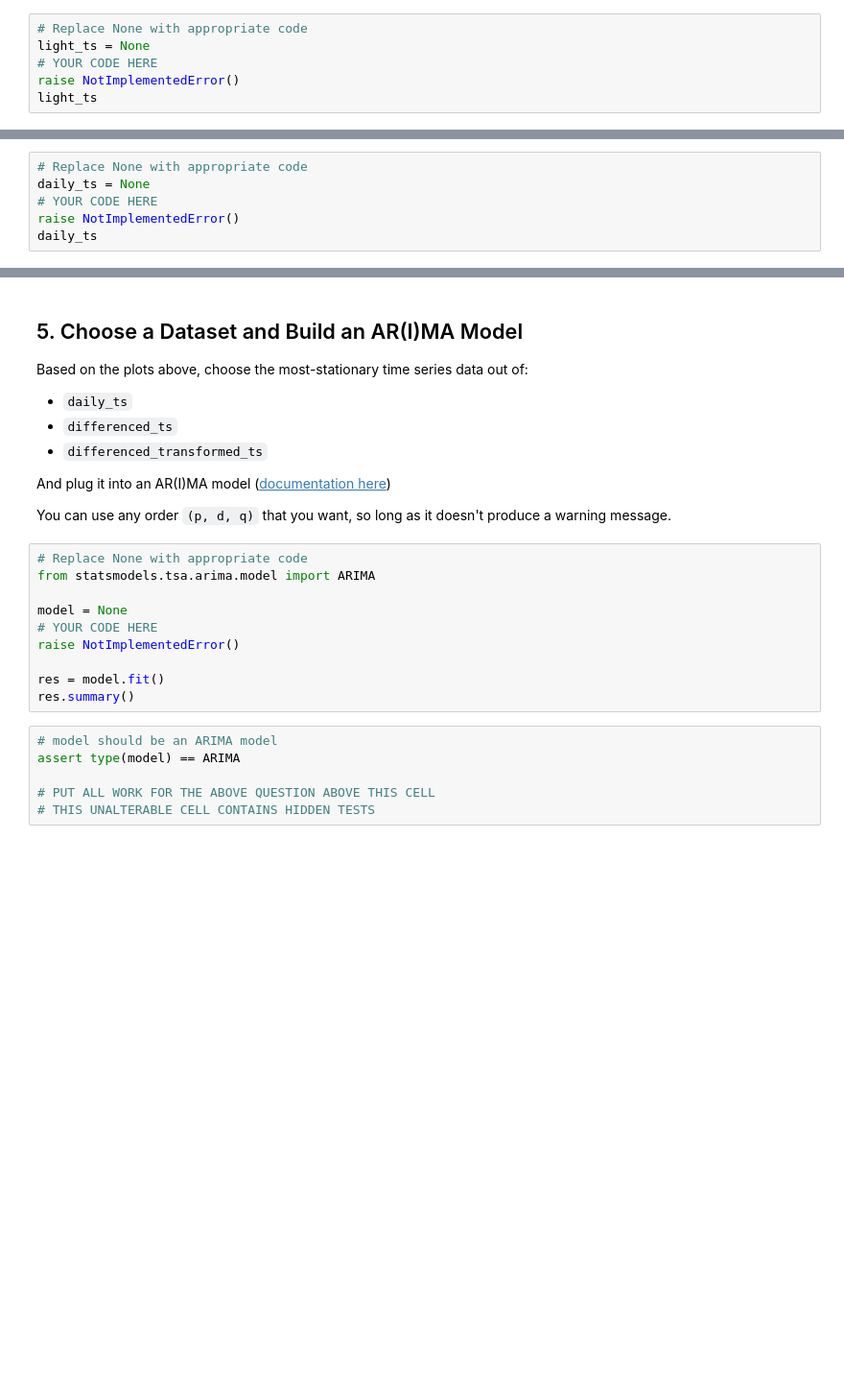
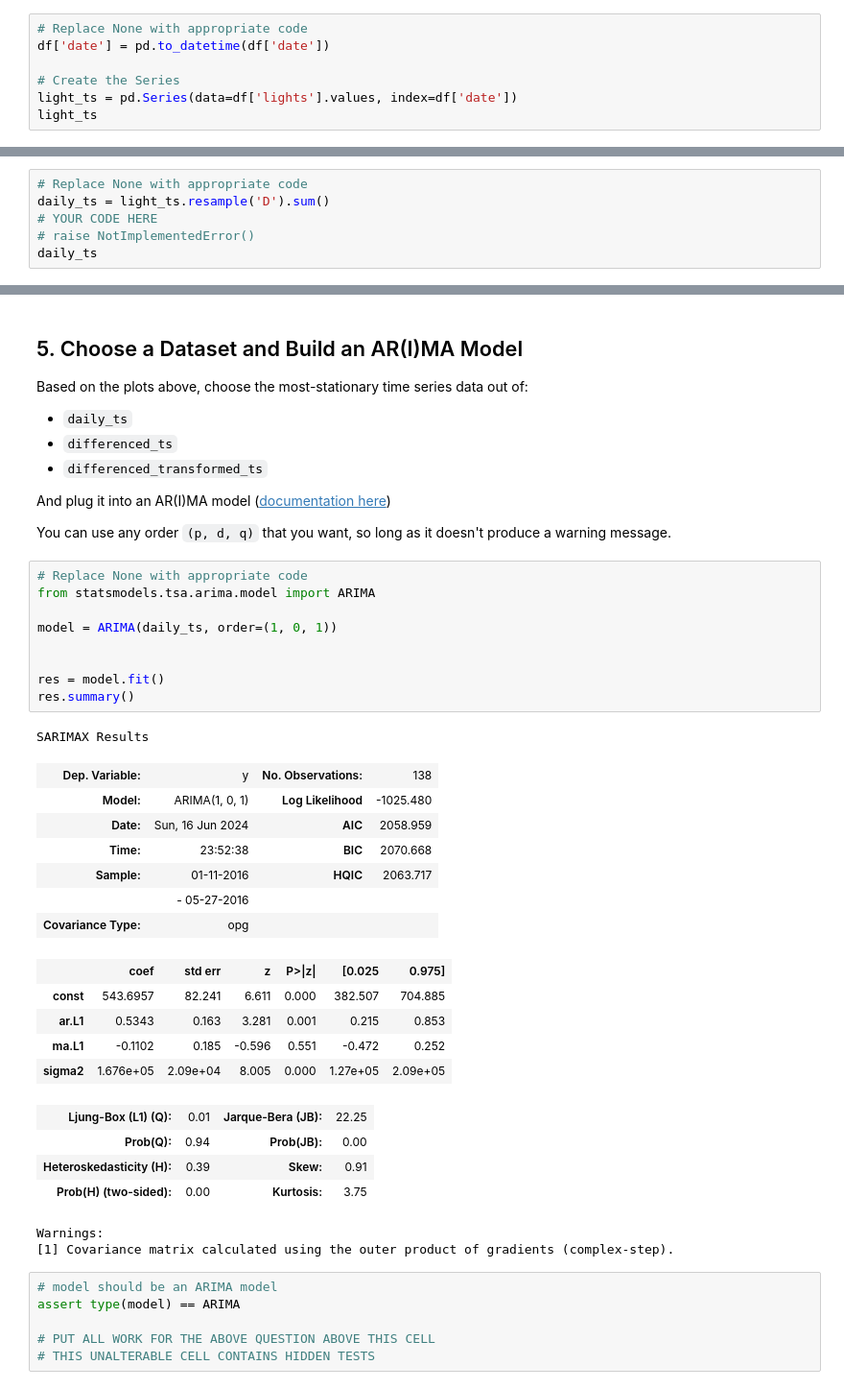
Before and after one commit to Isaac-Munyaka/time_series_analysis, a Jupyter notebook: index.ipynb, the cells around one changed output, grey strips where cells are left out. Shown at 96% size. Saved outputs shown, nothing was run; the diff lists cells and outputs as text; blank space fills up the shorter version.

```diff
--- a/index.ipynb
+++ b/index.ipynb
@@ -31,7 +39,8 @@ As noted previously, we do not need all of the columns of `df`. Create a `pandas
 ***Hint:*** The `pd.to_datetime` function ([documentation here](https://pandas.pydata.org/pandas-docs/stable/reference/api/pandas.to_datetime.html)) can convert strings representing dates into datetimes
 # %%
 # Replace None with appropriate code
-light_ts = None
-# YOUR CODE HERE
-raise NotImplementedError()
+df['date'] = pd.to_datetime(df['date'])
+
+# Create the Series
+light_ts = pd.Series(data=df['lights'].values, index=df['date'])
 light_ts
@@ -61,7 +84,7 @@ Create a `Series` called `daily_ts` which contains the data from `light_ts` down
 * See [this page](https://pandas.pydata.org/docs/reference/resampling.html#computations-descriptive-stats) for the available aggregate functions to use after resampling
 # %%
 # Replace None with appropriate code
-daily_ts = None
+daily_ts = light_ts.resample('D').sum()
 # YOUR CODE HERE
-raise NotImplementedError()
+# raise NotImplementedError()
 daily_ts
@@ -159,13 +221,32 @@ You can use any order `(p, d, q)` that you want, so long as it doesn't produce a
 # %%
 # Replace None with appropriate code
 from statsmodels.tsa.arima.model import ARIMA
 
-model = None
-# YOUR CODE HERE
-raise NotImplementedError()
+model = ARIMA(daily_ts, order=(1, 0, 1))
+
 
 res = model.fit()
 res.summary()
+# %% [output]
+SARIMAX Results
+| Dep. Variable: | y | No. Observations: | 138 |
+| Model: | ARIMA(1, 0, 1) | Log Likelihood | -1025.480 |
+| Date: | Sun, 16 Jun 2024 | AIC | 2058.959 |
+| Time: | 23:52:38 | BIC | 2070.668 |
+| Sample: | 01-11-2016 | HQIC | 2063.717 |
+|  | - 05-27-2016 |  |  |
+| Covariance Type: | opg |  |  |
+|  | coef | std err | z | P>|z| | [0.025 | 0.975] |
+| const | 543.6957 | 82.241 | 6.611 | 0.000 | 382.507 | 704.885 |
+| ar.L1 | 0.5343 | 0.163 | 3.281 | 0.001 | 0.215 | 0.853 |
+| ma.L1 | -0.1102 | 0.185 | -0.596 | 0.551 | -0.472 | 0.252 |
+| sigma2 | 1.676e+05 | 2.09e+04 | 8.005 | 0.000 | 1.27e+05 | 2.09e+05 |
+| Ljung-Box (L1) (Q): | 0.01 | Jarque-Bera (JB): | 22.25 |
+| Prob(Q): | 0.94 | Prob(JB): | 0.00 |
+| Heteroskedasticity (H): | 0.39 | Skew: | 0.91 |
+| Prob(H) (two-sided): | 0.00 | Kurtosis: | 3.75 |
+Warnings:
+[1] Covariance matrix calculated using the outer product of gradients (complex-step).
 # %%
 # model should be an ARIMA model
 assert type(model) == ARIMA
```
Also changed, not shown: parts of 7 cells of this notebook.
